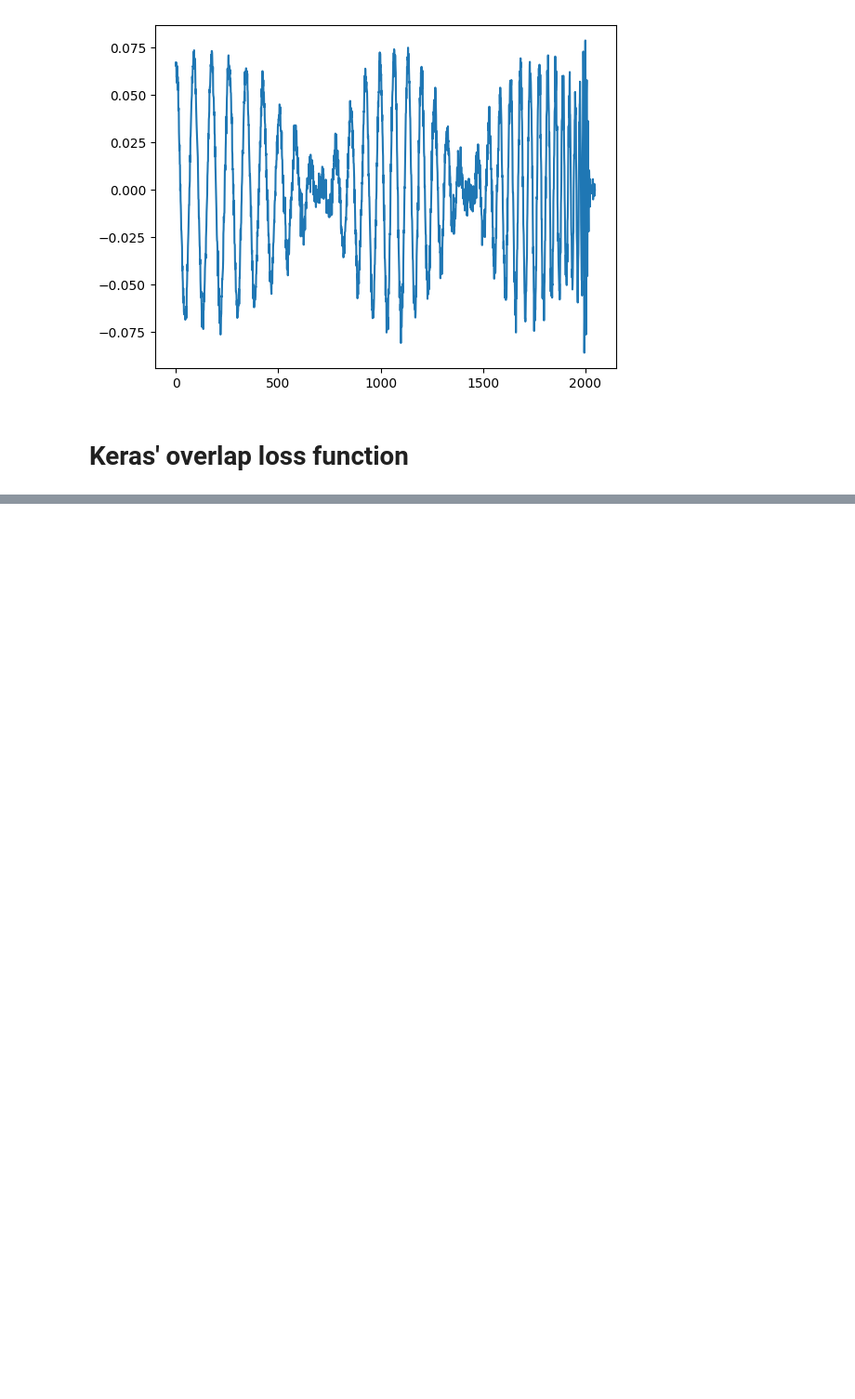
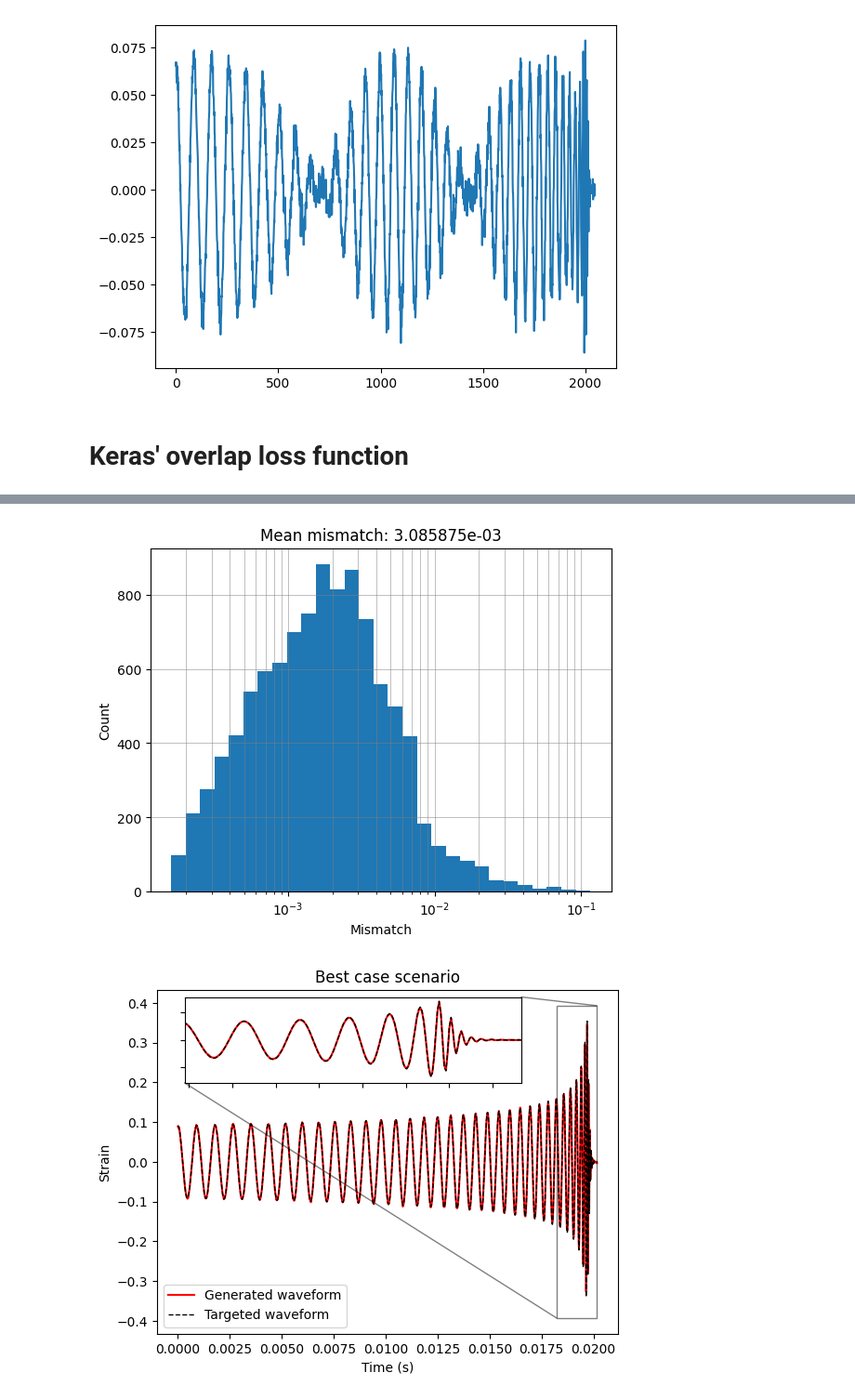
Before and after one commit to nivies/gw-waveform-dl-models, a Jupyter notebook: notes.ipynb, the cells around one changed output, grey strips where cells are left out. Shown at 93% size. Cells and saved outputs as stored; diff of their text form; code cells hidden in the pictures; blank space fills up the shorter version.

Commit message:
Added overlap loss function and more minor modifications.

```diff
--- a/notes.ipynb
+++ b/notes.ipynb
@@ -269,17 +288,20 @@ import keras
 from keras import layers
 import h5py
 import numpy as np
-from data_loader.gw_dataloader import DataGenerator
+from data_loader.gw_dataloader import GWDataLoader
+from utils.config import get_config_from_json
 
-f = h5py.File("./data/bbh_q_data.hdf5")
+config, _ = get_config_from_json("/home/nino/GW/Keras-Project-Template/configs/gw_reg_ae_config.json")
+config.data_loader.data_output_type = "amplitude_phase"
+data_loader =  GWDataLoader(config)
 
-inp = keras.Input(2, dtype = tf.complex128)
+inp = keras.Input(data_loader.in_out_shapes['input_shape'])
 x = layers.Dense(1024, activation='leaky_relu')(inp)
-opt = layers.Dense(2048)(tf.cast(x, tf.complex128))
+x = layers.Dense(1024, activation='leaky_relu')(x)
+x = layers.Dense(1024, activation='leaky_relu')(x)
+x = layers.Dense(1024, activation='leaky_relu')(x)
+opt = layers.Dense(data_loader.in_out_shapes['output_shape'])(x)
 
-model = keras.Model(inp, tf.cast(opt, tf.complex128))
+model = keras.Model(inp, opt)
 
-model.compile(optimizer = 'adam', metrics = [overlap, mean_absolute_error], loss = ovlp_mae_loss)
-
-gen_tr = DataGenerator(f['parameters'][:10000], f['waveforms'][:10000], batch_size = 64)
-gen_ts = DataGenerator(f['parameters'][10000:12000], f['waveforms'][10000:12000], batch_size = 512)
+model.compile(optimizer = keras.optimizers.Adam(learning_rate = 1e-6), metrics = [overlap, mean_absolute_error], loss = ovlp_mae_loss)
@@ -286,4 +312,4 @@ gen_ts = DataGenerator(f['parameters'][10000:12000], f['waveforms'][10000:12000]
 # %%
-model.fit(gen_tr , validation_data = gen_ts, epochs = 300, batch_size = 64)
+model.fit(data_loader.get_train_data() , validation_data = data_loader.get_test_data(), epochs = 300, batch_size = 64)
 # %% [output]
 Epoch 1/300
@@ -293,0 +333,23 @@ TypeError: in user code:
+# %%
+from utils.plot_utils import nb_evaluate_model
+import numpy as np
+
+y_pred = model.predict(data_loader.X_test, batch_size = 1024)
+y = []
+grd = []
+
+for wv, grd_wv in zip(y_pred, data_loader.y_test):
+    amp = wv[:2048]
+    phs = wv[2048:]
+
+    grd_amp = grd_wv[:2048]
+    grd_phs = grd_wv[2048:]
+
+    grd.append(grd_amp*np.exp(1.0j*grd_phs))
+    y.append(amp*np.exp(1.0j*phs))
+
+y_pred = np.array(y)
+y_true = np.array(grd)
+
+nb_evaluate_model(y_pred[:10000], y_true[:10000], data_loader.delta_t)
+# %% [output]
@@ -293,0 +357,2 @@ TypeError: in user code:
+[figure, added]
+[figure, added]
```
Also changed, not shown: parts of 14 cells of this notebook, 9 other files.
